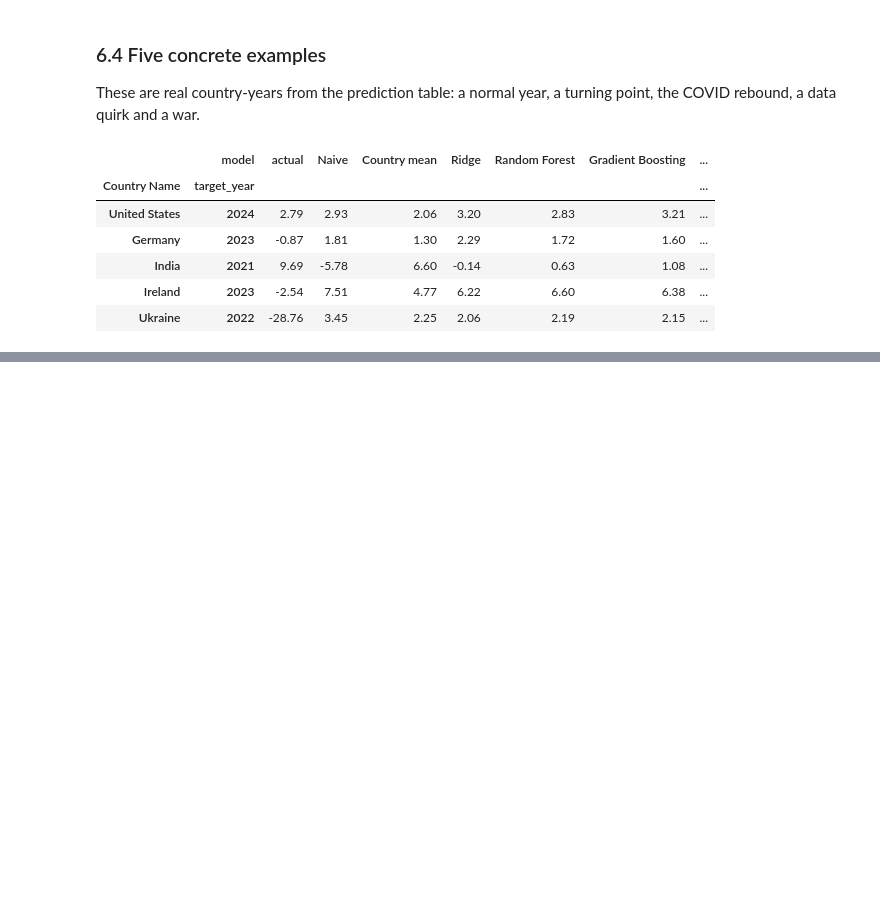
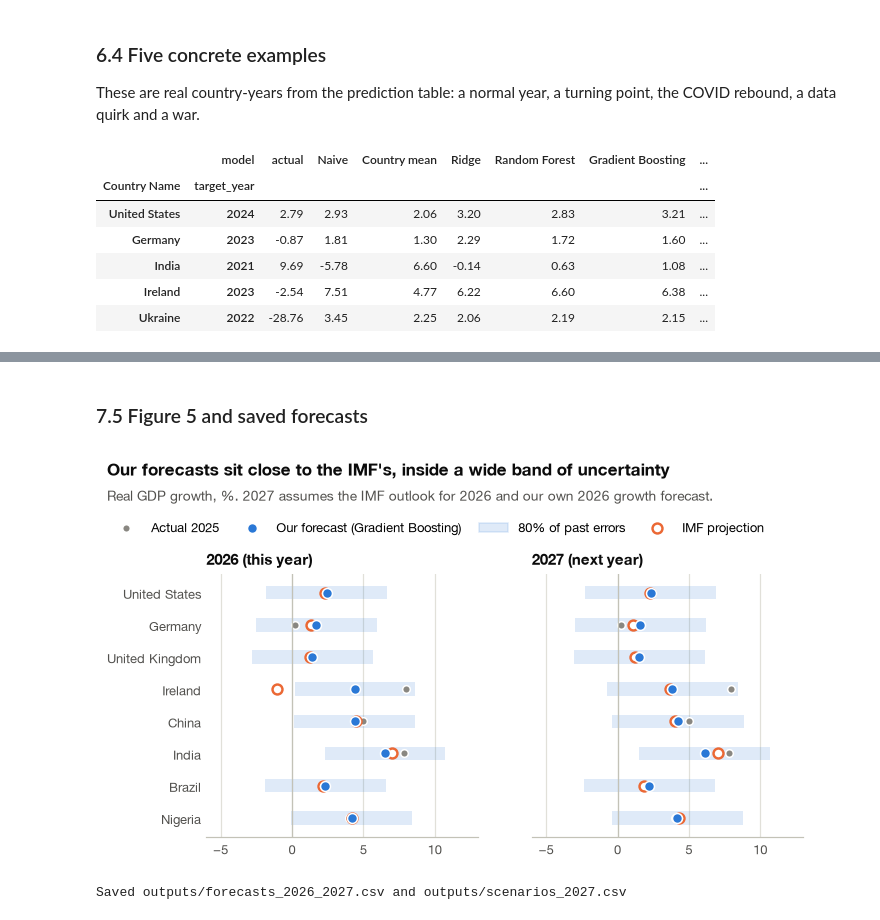
Before and after one commit to farhana273/ml_assignment, a Jupyter notebook: models/GDP_Models_Sami.ipynb, the cells around one changed output, grey strips where cells are left out. Cells and saved outputs as stored; diff of their text form; code cells hidden in the pictures; blank space fills up the shorter version.

Commit message:
Add 2026 and 2027 forecasts with editable scenario assumptions, sensitivity and Figure 5

```diff
--- a/models/GDP_Models_Sami.ipynb
+++ b/models/GDP_Models_Sami.ipynb
@@ -658 +866,32 @@ show(ex, fmt={c: "{:.2f}" for c in ex.columns[:-1]})
+# %% [markdown]
+### 7.5 Figure 5 and saved forecasts
+# %%
+SHOW = ["USA", "DEU", "GBR", "IRL", "CHN", "IND", "BRA", "NGA"]
+rows_ = fc.loc[[c for c in SHOW if c in fc.index]].iloc[::-1]
+y = np.arange(len(rows_))
+fig, axes = plt.subplots(1, 2, figsize=(7.0, 3.1), sharey=True, sharex=True)
+for ax, yr, band in zip(axes, [2026, 2027], [band_1y, band_2y]):
+    ours, theirs = rows_[f"Gradient Boosting {yr}"], rows_[f"IMF {yr}"]
+    ax.barh(y, 2 * band, left=ours - band, height=0.42, color=BLUE, alpha=0.15, lw=0)
+    ax.plot(rows_["growth 2025"], y, "o", color=MUTED, ms=5, mec="white", mew=1)
+    ax.plot(theirs, y, "o", mfc="white", mec=ORANGE, mew=1.6, ms=6.5)
+    ax.plot(ours, y, "o", color=BLUE, ms=6.5, mec="white", mew=1)
+    ax.axvline(0, color=AXIS, lw=0.8); ax.xaxis.grid(True); ax.spines["left"].set_visible(False)
+    ax.set_title(f"{yr} ({'this' if yr == 2026 else 'next'} year)", loc="left", fontsize=9.5, fontweight="bold", color=INK)
+axes[0].set_yticks(y, rows_["Country Name"]); axes[0].set_xlim(-6, 13)
+handles = [plt.Line2D([], [], ls="", marker="o", color=MUTED, ms=5, mec="white"),
+           plt.Line2D([], [], ls="", marker="o", color=BLUE, ms=6.5, mec="white"),
+           plt.Rectangle((0, 0), 1, 1, color=BLUE, alpha=0.15),
+           plt.Line2D([], [], ls="", marker="o", mfc="white", mec=ORANGE, mew=1.6, ms=6.5)]
+headline(fig, "Our forecasts sit close to the IMF's, inside a wide band of uncertainty",
+         "Real GDP growth, %. 2027 assumes the IMF outlook for 2026 and our own 2026 growth forecast.",
+         handles, ["Actual 2025", "Our forecast (Gradient Boosting)", "80% of past errors", "IMF projection"], ncol=4, pad=22)
+fig.savefig(OUT / "figures/forecast_2026_2027.png"); plt.show()
+
+fc.round(3).to_csv(OUT / "forecasts_2026_2027.csv")
+sc.round(3).to_csv(OUT / "scenarios_2027.csv")
+print("Saved outputs/forecasts_2026_2027.csv and outputs/scenarios_2027.csv")
+# %% [output]
+[figure, added]
+Saved outputs/forecasts_2026_2027.csv and outputs/scenarios_2027.csv
 # %% [markdown]
```
Also changed, not shown: parts of 10 cells of this notebook, 3 other files.
